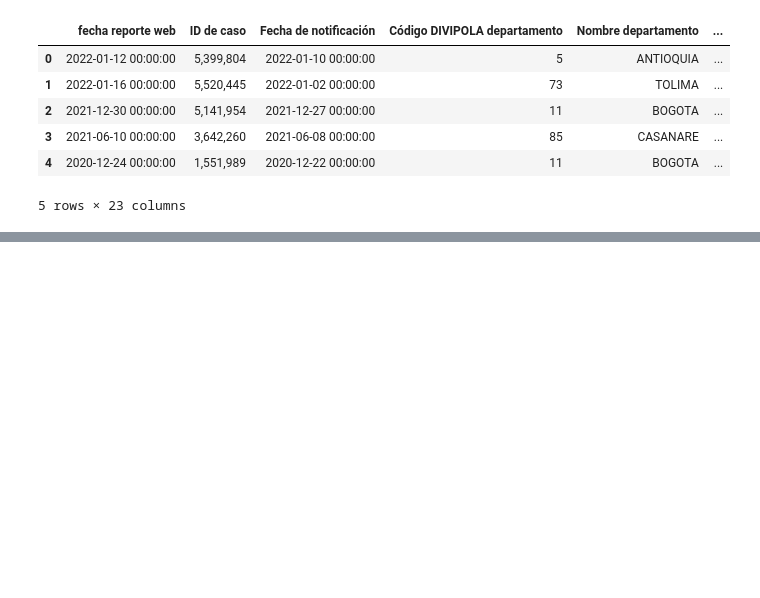
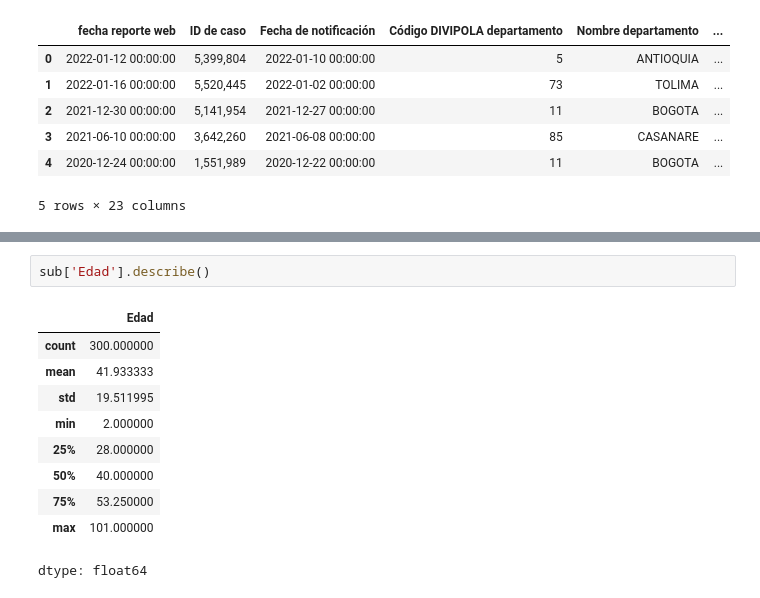
Before and after one commit to asegura4488/EDCO_IntroCienciaDatos, a Jupyter notebook: Semana2/Sesion4.ipynb, the cells around one changed output, grey strips where cells are left out. Drawn from its saved outputs; the diff is of its cells as text; blank space fills up the shorter version.

```diff
--- a/Semana2/Sesion4.ipynb
+++ b/Semana2/Sesion4.ipynb
@@ -71,0 +165,13 @@ df.head()
+# %%
+sub['Edad'].describe()
+# %% [output]
+|  | Edad |
+| count | 300.000000 |
+| mean | 41.933333 |
+| std | 19.511995 |
+| min | 2.000000 |
+| 25% | 28.000000 |
+| 50% | 40.000000 |
+| 75% | 53.250000 |
+| max | 101.000000 |
+dtype: float64
```
Also changed, not shown: parts of 11 cells of this notebook.
